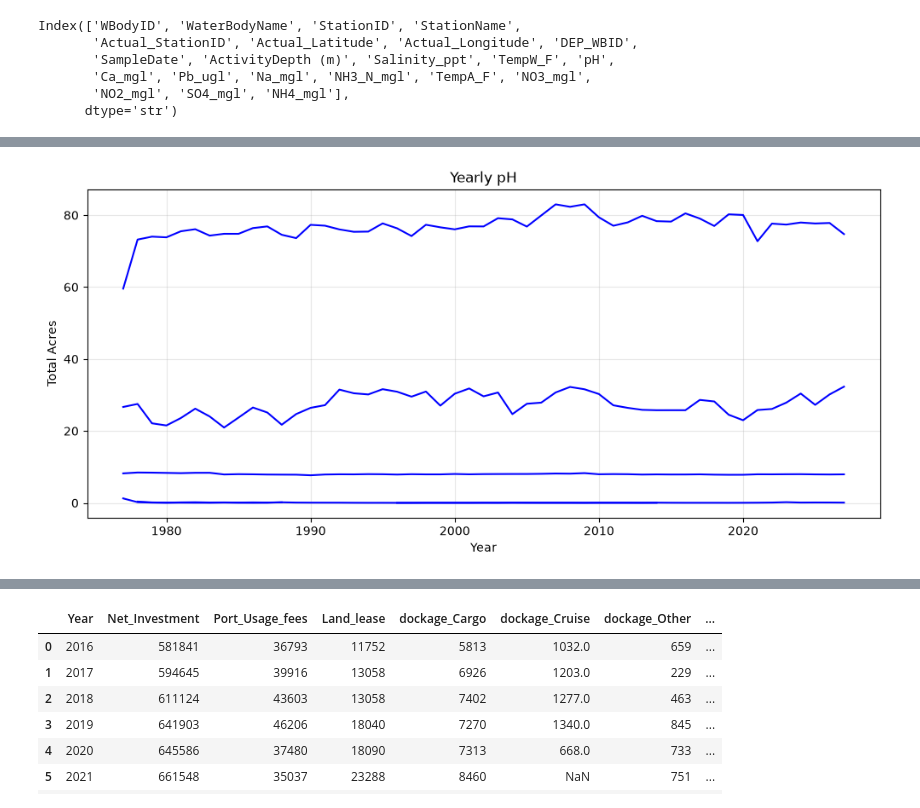
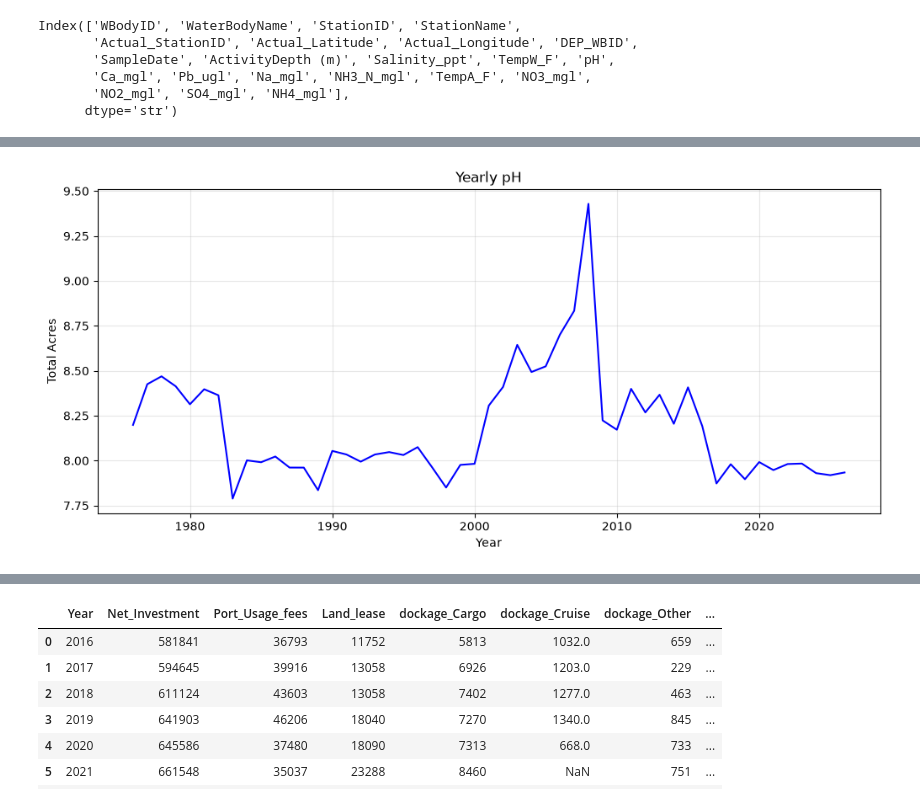
Before and after one commit to Flx232/Fish_Population, a Jupyter notebook: exploratory.ipynb, the cells around one changed output, grey strips where cells are left out. Drawn from its saved outputs; the diff is of its cells as text; code cells hidden in the pictures.

```diff
--- a/exploratory.ipynb
+++ b/exploratory.ipynb
@@ -223,0 +308,13 @@ yrly_average = tampa_bay_quality[['pH', 'Salinity_ppt', 'TempW_F', 'NH3_N_mgl',
+# %%
+water_quality['RegionName'] = 'Tampa Bay'
+# %%
+data = water_quality.set_index('SampleDate').sort_index()
+yearly_water_avg = data.groupby('RegionName').resample('YE').agg({
+    'NH3_N_mgl': 'mean',
+    'NO3_mgl': 'mean',
+    'TempW_F': 'mean',
+    'pH': 'mean',
+    'Salinity_ppt': 'mean',
+}).reset_index()
+yearly_water_avg['year'] = yearly_water_avg['SampleDate'].dt.year
+yearly_water_avg
@@ -224,10 +351,10 @@ yrly_average = tampa_bay_quality[['pH', 'Salinity_ppt', 'TempW_F', 'NH3_N_mgl',
 # %%
 plt.figure(figsize=(12, 5))
-plt.plot(yrly_average.index, yrly_average.values, color='blue', linewidth=1.5)
+plt.plot(yearly_water_avg['year'], yearly_water_avg['pH'], color='blue', linewidth=1.5)
 plt.title('Yearly pH')
 plt.xlabel('Year')
 plt.ylabel('Total Acres')
 plt.grid(True, alpha=0.3)
 plt.show()
 # %% [output]
-[figure, old version]
+[figure, new version]
```
Also changed, not shown: parts of 29 cells of this notebook, 25 other files.
